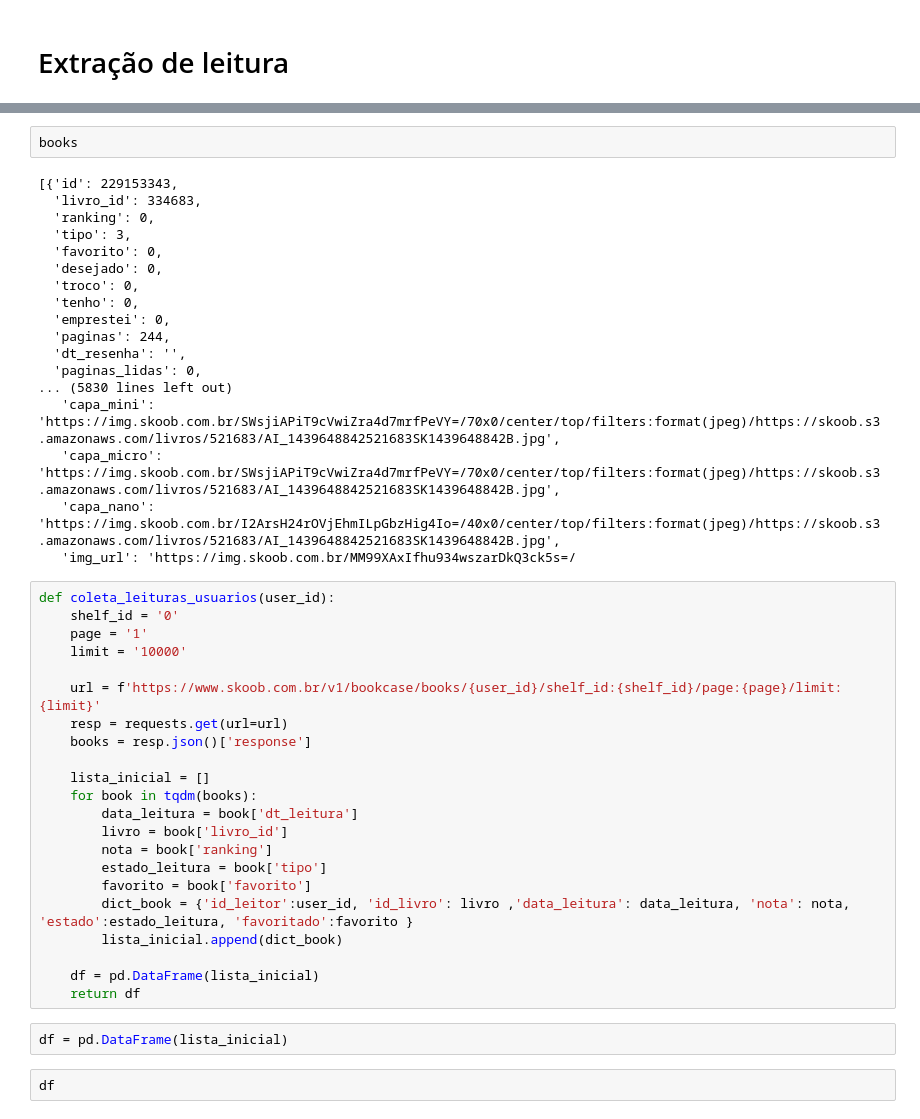
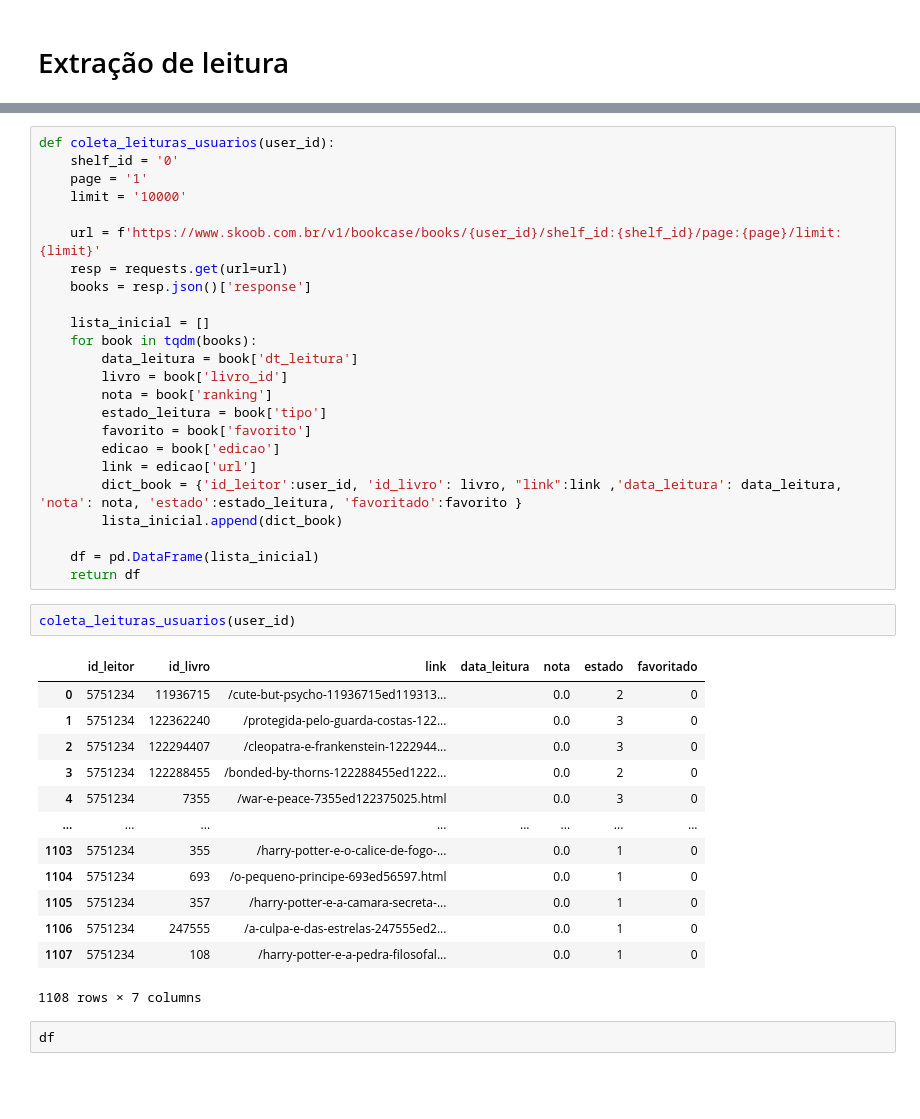
Before and after one commit to LucasPieroo/TCC, a Jupyter notebook: project_root/notebooks/web_scraping_test.ipynb, the cells around one changed output, grey strips where cells are left out. Drawn from its saved outputs; the diff is of its cells as text; blank space fills up the shorter version.

```diff
--- a/project_root/notebooks/web_scraping_test.ipynb
+++ b/project_root/notebooks/web_scraping_test.ipynb
@@ -21,23 +40,3 @@ books = resp.json()['response']
-# %%
-books
-# %% [output]
-[{'id': 229153343,
-  'livro_id': 334683,
-  'ranking': 0,
-  'tipo': 3,
-  'favorito': 0,
-  'desejado': 0,
-  'troco': 0,
-  'tenho': 0,
-  'emprestei': 0,
-  'paginas': 244,
-  'dt_resenha': '',
-  'paginas_lidas': 0,
-... (5830 lines left out)
-   'capa_mini': 'https://img.skoob.com.br/SWsjiAPiT9cVwiZra4d7mrfPeVY=/70x0/center/top/filters:format(jpeg)/https://skoob.s3.amazonaws.com/livros/521683/AI_1439648842521683SK1439648842B.jpg',
-   'capa_micro': 'https://img.skoob.com.br/SWsjiAPiT9cVwiZra4d7mrfPeVY=/70x0/center/top/filters:format(jpeg)/https://skoob.s3.amazonaws.com/livros/521683/AI_1439648842521683SK1439648842B.jpg',
-   'capa_nano': 'https://img.skoob.com.br/I2ArsH24rOVjEhmILpGbzHig4Io=/40x0/center/top/filters:format(jpeg)/https://skoob.s3.amazonaws.com/livros/521683/AI_1439648842521683SK1439648842B.jpg',
-   'img_url': 'https://img.skoob.com.br/MM99XAxIfhu934wszarDkQ3ck5s=/
 # %%
 def coleta_leituras_usuarios(user_id):
     shelf_id = '0'
@@ -55,13 +54,29 @@ def coleta_leituras_usuarios(user_id):
         nota = book['ranking']
         estado_leitura = book['tipo']
         favorito = book['favorito']
-        dict_book = {'id_leitor':user_id, 'id_livro': livro ,'data_leitura': data_leitura, 'nota': nota, 'estado':estado_leitura, 'favoritado':favorito }
+        edicao = book['edicao']
+        link = edicao['url']
+        dict_book = {'id_leitor':user_id, 'id_livro': livro, "link":link ,'data_leitura': data_leitura, 'nota': nota, 'estado':estado_leitura, 'favoritado':favorito }
         lista_inicial.append(dict_book)
 
     df = pd.DataFrame(lista_inicial)
     return df
-# %%
-df = pd.DataFrame(lista_inicial)
+# %%
+coleta_leituras_usuarios(user_id)
+# %% [output]
+|  | id_leitor | id_livro | link | data_leitura | nota | estado | favoritado |
+| 0 | 5751234 | 11936715 | /cute-but-psycho-11936715ed119313... |  | 0.0 | 2 | 0 |
+| 1 | 5751234 | 122362240 | /protegida-pelo-guarda-costas-122... |  | 0.0 | 3 | 0 |
+| 2 | 5751234 | 122294407 | /cleopatra-e-frankenstein-1222944... |  | 0.0 | 3 | 0 |
+| 3 | 5751234 | 122288455 | /bonded-by-thorns-122288455ed1222... |  | 0.0 | 2 | 0 |
+| 4 | 5751234 | 7355 | /war-e-peace-7355ed122375025.html |  | 0.0 | 3 | 0 |
+| ... | ... | ... | ... | ... | ... | ... | ... |
+| 1103 | 5751234 | 355 | /harry-potter-e-o-calice-de-fogo-... |  | 0.0 | 1 | 0 |
+| 1104 | 5751234 | 693 | /o-pequeno-principe-693ed56597.html |  | 0.0 | 1 | 0 |
+| 1105 | 5751234 | 357 | /harry-potter-e-a-camara-secreta-... |  | 0.0 | 1 | 0 |
+| 1106 | 5751234 | 247555 | /a-culpa-e-das-estrelas-247555ed2... |  | 0.0 | 1 | 0 |
+| 1107 | 5751234 | 108 | /harry-potter-e-a-pedra-filosofal... |  | 0.0 | 1 | 0 |
+1108 rows × 7 columns
 # %%
 df
 # %% [output]
```
Also changed, not shown: parts of 15 cells of this notebook.
